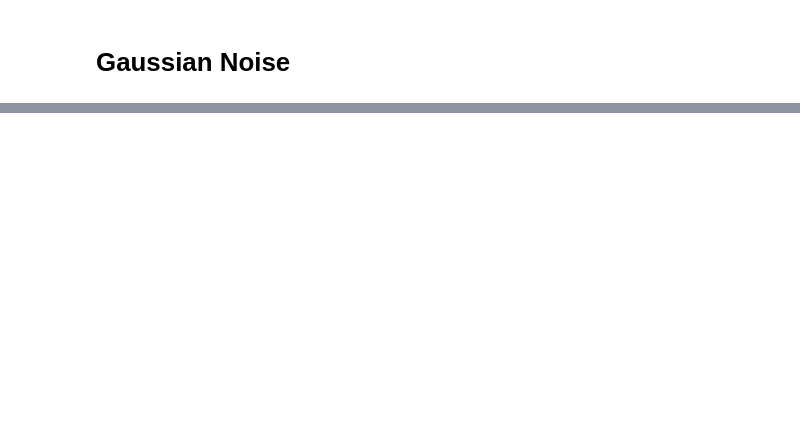
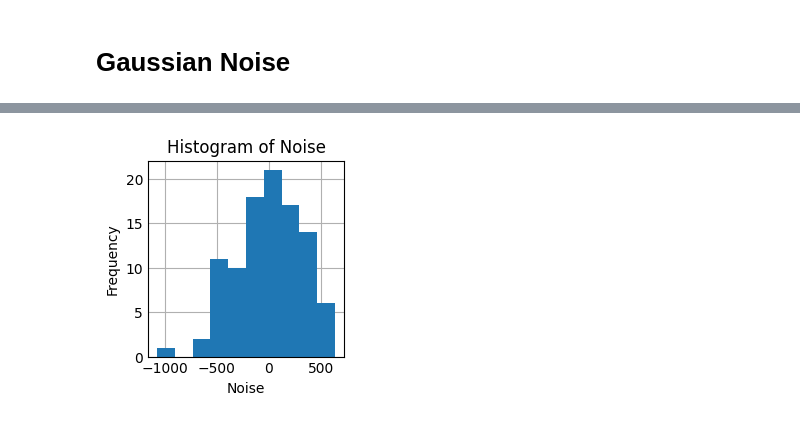
Before and after one commit to vantage6/v6-kaplan-meier-py, a Jupyter notebook: utils/noise.ipynb, the cells around one changed output, grey strips where cells are left out. Saved outputs shown, nothing was run; the diff lists cells and outputs as text; code cells hidden in the pictures; blank space fills up the shorter version.

```diff
--- a/utils/noise.ipynb
+++ b/utils/noise.ipynb
@@ -128,0 +142,10 @@ plt.show()
+# %%
+import matplotlib.pyplot as plt
+
+plt.hist(noise, bins=10)
+plt.xlabel('Noise')
+plt.ylabel('Frequency')
+plt.title('Histogram of Noise')
+plt.show()
+# %% [output]
+[figure, added]
```
Also changed, not shown: parts of 12 cells of this notebook, 4 other files.
